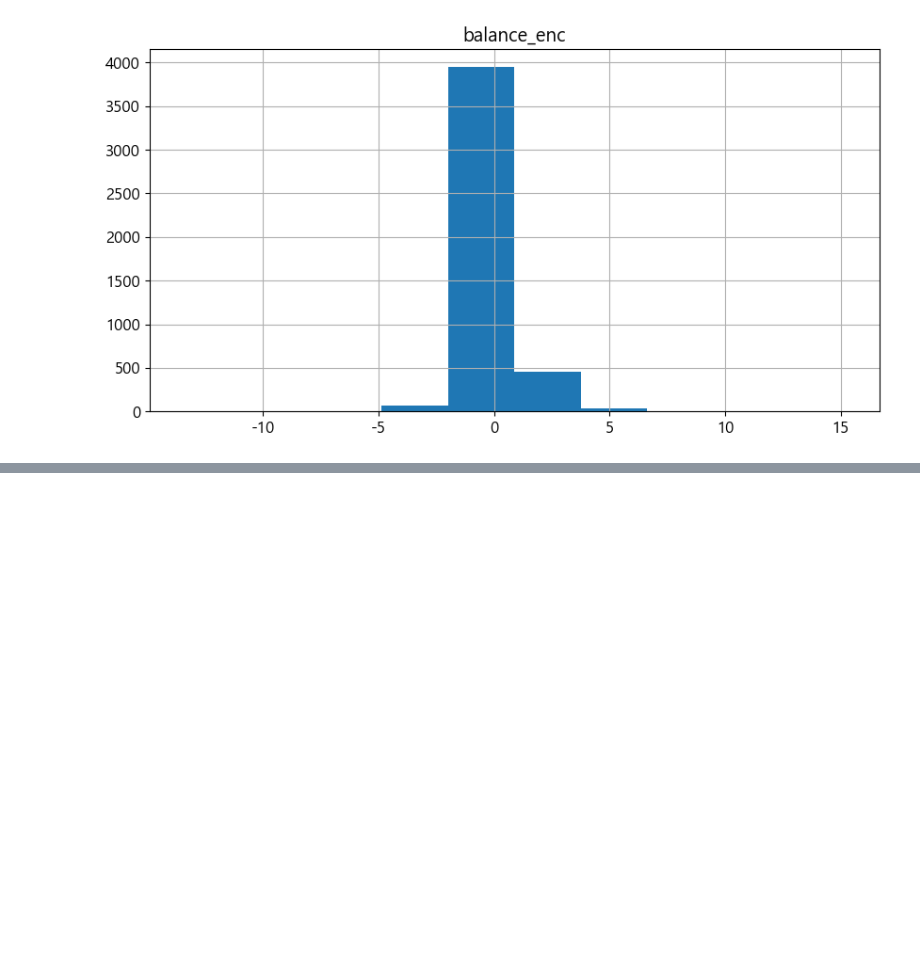
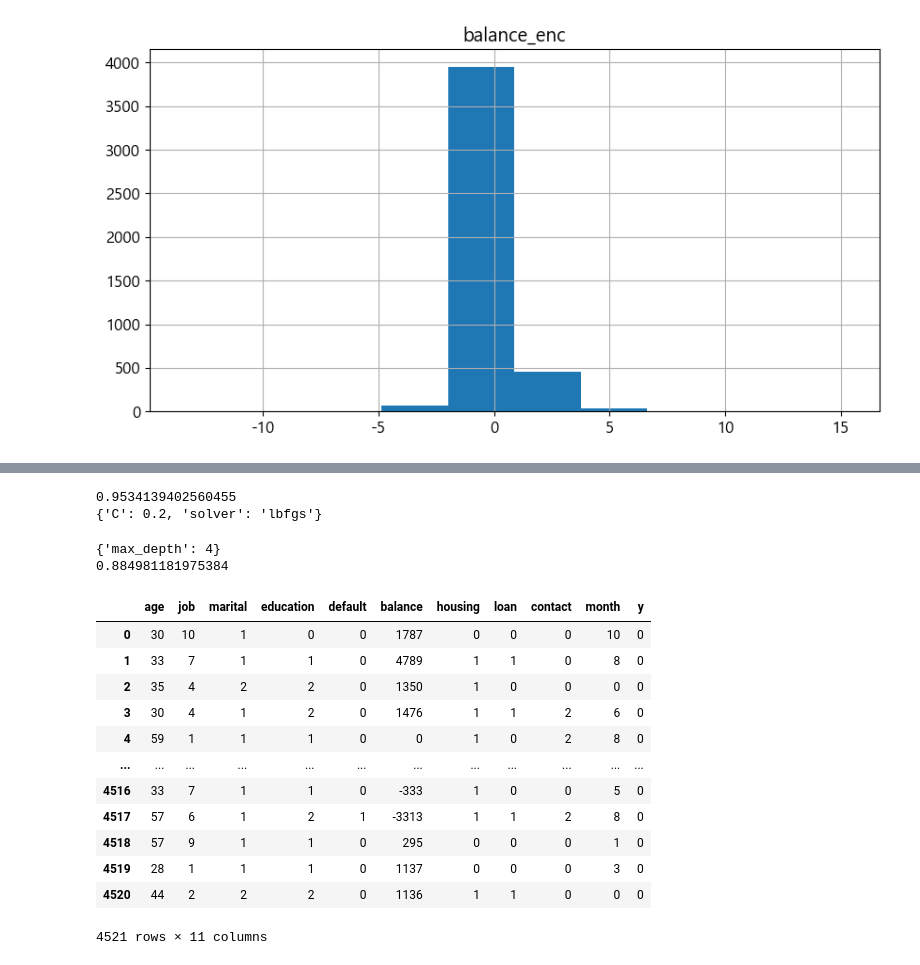
Before and after one commit to blueage98/adp_work, a Jupyter notebook: ML Codebook/2. 전처리 - 연습.ipynb, the cells around one changed output, grey strips where cells are left out. Cells and saved outputs as stored; diff of their text form; code cells hidden in the pictures; blank space fills up the shorter version.

```diff
--- a/ML Codebook/2. 전처리 - 연습.ipynb
+++ b/ML Codebook/2. 전처리 - 연습.ipynb
@@ -641,0 +899,68 @@ array([[<Axes: title={'center': 'balance_enc'}>]], dtype=object)
+# %%
+from sklearn.model_selection import GridSearchCV, StratifiedKFold
+from sklearn.linear_model import LogisticRegression
+
+X = iris.drop('target', axis=1)
+y = iris.target
+
+param_grid = {'C':[0.01, 0.02, 0.1, 0.2], 'solver':['lbfgs', 'liblinear']}
+stkf = StratifiedKFold(n_splits=4, shuffle=False)
+model = LogisticRegression(max_iter=2000)
+
+grid = GridSearchCV(model, param_grid=param_grid, cv=stkf)
+grid.fit(X, y)
+
+print(grid.best_score_)
+print(grid.best_params_)
+# %% [output]
+0.9534139402560455
+{'C': 0.2, 'solver': 'lbfgs'}
+# %%
+from sklearn.ensemble import RandomForestClassifier
+from sklearn.preprocessing import LabelEncoder
+
+data = pd.read_csv('https://raw.githubusercontent.com/algoboni/pythoncodebook1-1/refs/heads/main/practice1_bank.csv')
+
+
+le = LabelEncoder()
+data_en = pd.DataFrame()
+
+for col in data.columns:
+    if data[col].dtype == object:
+        data_en[col] = le.fit_transform(data[col])
+    else:
+        data_en[col] = data[col]
+
+X = data_en.drop('y', axis=1)
+y = data_en.y
+
+model = RandomForestClassifier(n_estimators=100)
+params = {'max_depth':[4, 6, 8]}
+stkf = StratifiedKFold(n_splits=4, shuffle=False)
+grid = GridSearchCV(model, param_grid=params, cv=stkf)
+
+grid.fit(X, y)
+
+print(grid.best_params_)
+print(grid.best_score_)
+# %% [output]
+{'max_depth': 4}
+0.884981181975384
+# %%
+
+
+data_en
+# %% [output]
+|  | age | job | marital | education | default | balance | housing | loan | contact | month | y |
+| 0 | 30 | 10 | 1 | 0 | 0 | 1787 | 0 | 0 | 0 | 10 | 0 |
+| 1 | 33 | 7 | 1 | 1 | 0 | 4789 | 1 | 1 | 0 | 8 | 0 |
+| 2 | 35 | 4 | 2 | 2 | 0 | 1350 | 1 | 0 | 0 | 0 | 0 |
+| 3 | 30 | 4 | 1 | 2 | 0 | 1476 | 1 | 1 | 2 | 6 | 0 |
+| 4 | 59 | 1 | 1 | 1 | 0 | 0 | 1 | 0 | 2 | 8 | 0 |
+| ... | ... | ... | ... | ... | ... | ... | ... | ... | ... | ... | ... |
+| 4516 | 33 | 7 | 1 | 1 | 0 | -333 | 1 | 0 | 0 | 5 | 0 |
+| 4517 | 57 | 6 | 1 | 2 | 1 | -3313 | 1 | 1 | 2 | 8 | 0 |
+| 4518 | 57 | 9 | 1 | 1 | 0 | 295 | 0 | 0 | 0 | 1 | 0 |
+| 4519 | 28 | 1 | 1 | 1 | 0 | 1137 | 0 | 0 | 0 | 3 | 0 |
+| 4520 | 44 | 2 | 2 | 2 | 0 | 1136 | 1 | 1 | 0 | 0 | 0 |
+4521 rows × 11 columns
```
Also changed, not shown: parts of 11 cells of this notebook.
